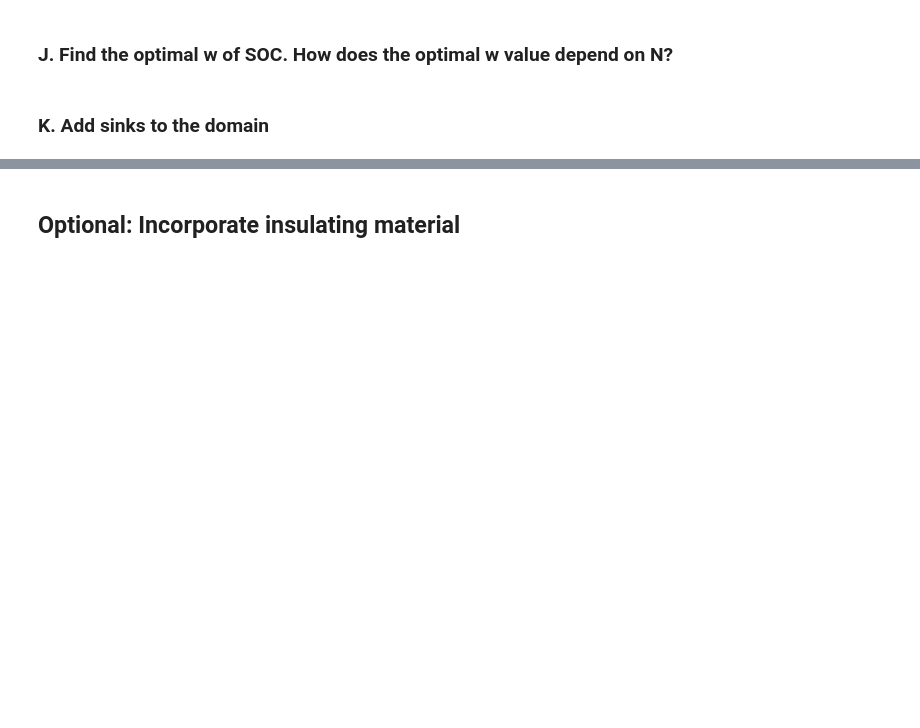
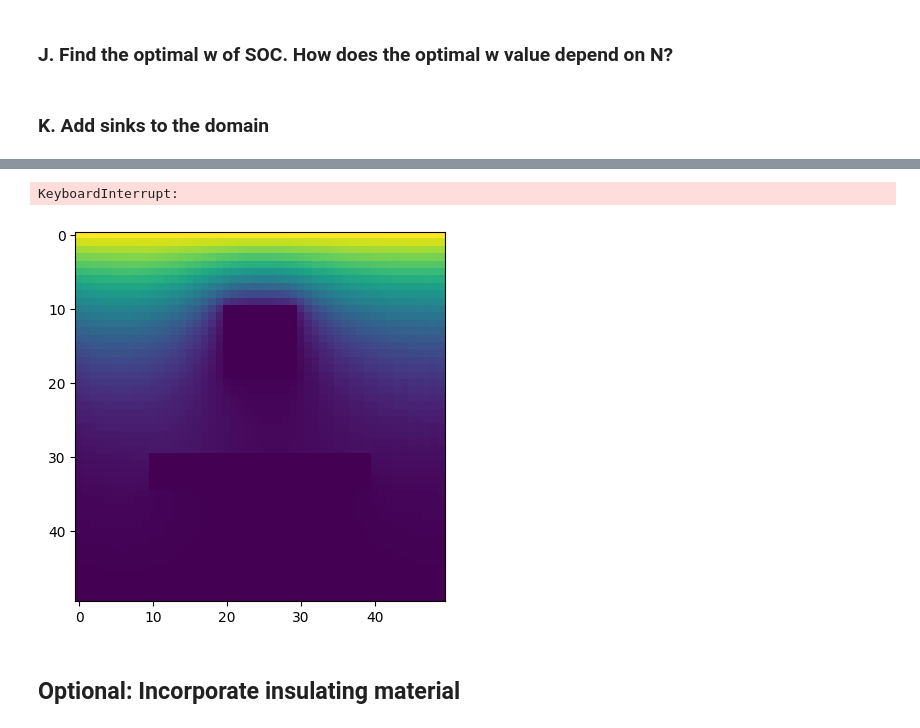
Before and after one commit to NitaiNijholt/ScientificComputing, a Jupyter notebook: assignment_1 - Copia.ipynb, the cells around one changed output, grey strips where cells are left out. Saved outputs shown, nothing was run; the diff lists cells and outputs as text; code cells hidden in the pictures; blank space fills up the shorter version.

```diff
--- a/assignment_1 - Copia.ipynb
+++ b/assignment_1 - Copia.ipynb
@@ -744,3 +762,24 @@ for i in range(len(times)):
+# %%
+# Do animation
+fig, ax = plt.subplots()
+
+def update(frame):
+    # Update data stored
+    data = c_sim_succor[frame,:,:]
+    plt.imshow(data, vmin=0, vmax=1)
+    #plt.colorbar()
+    # Update plot
+    return plt
+
+frames = c_sim_succor.shape[0]
+ani = animation.FuncAnimation(fig=fig,func=update,frames=frames,interval=10)
+
+#writergif = animation.PillowWriter(fps=120)
+
+ani.save('test_sink.mp4', dpi=300, writer='ffmpeg')
+# %% [output]
+KeyboardInterrupt:
+[figure, added]
 # %% [markdown]
 ## Optional: Incorporate insulating material
 # %%
```
Also changed, not shown: parts of 6 cells of this notebook.
